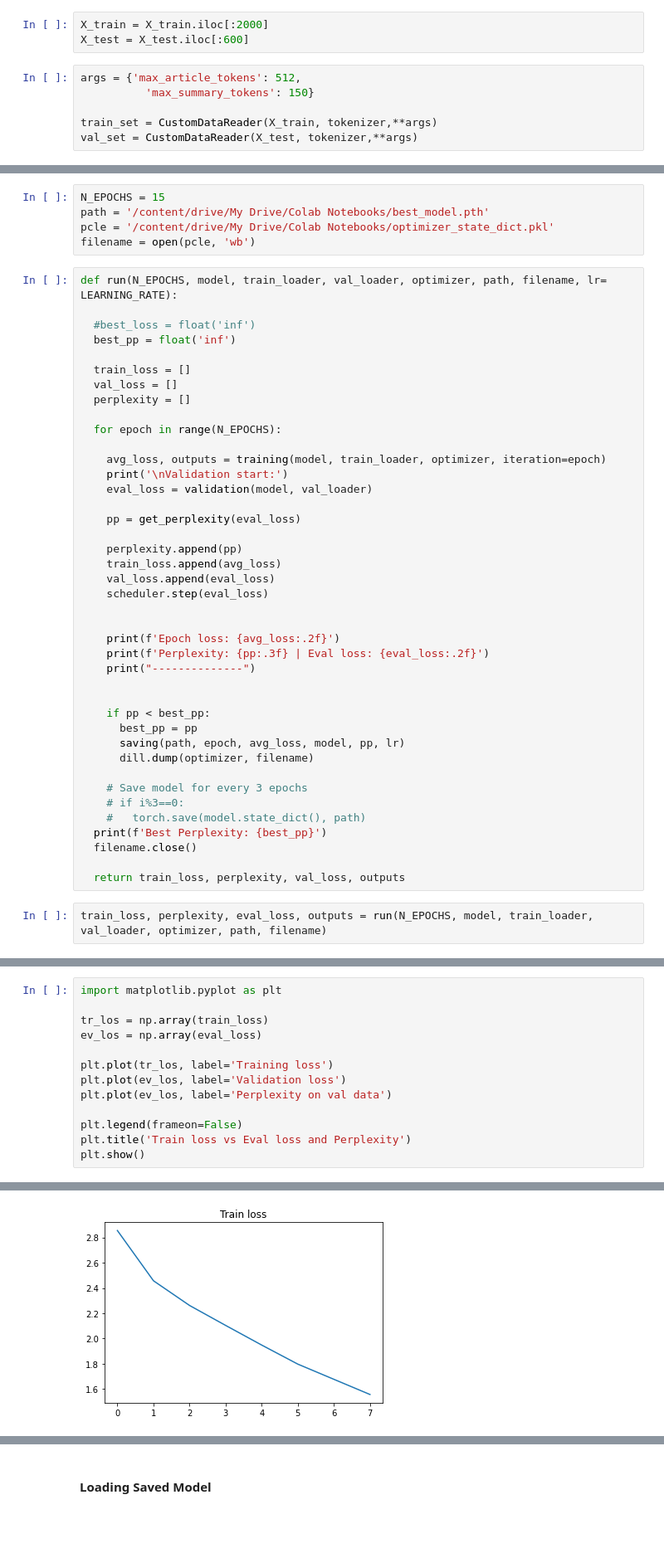
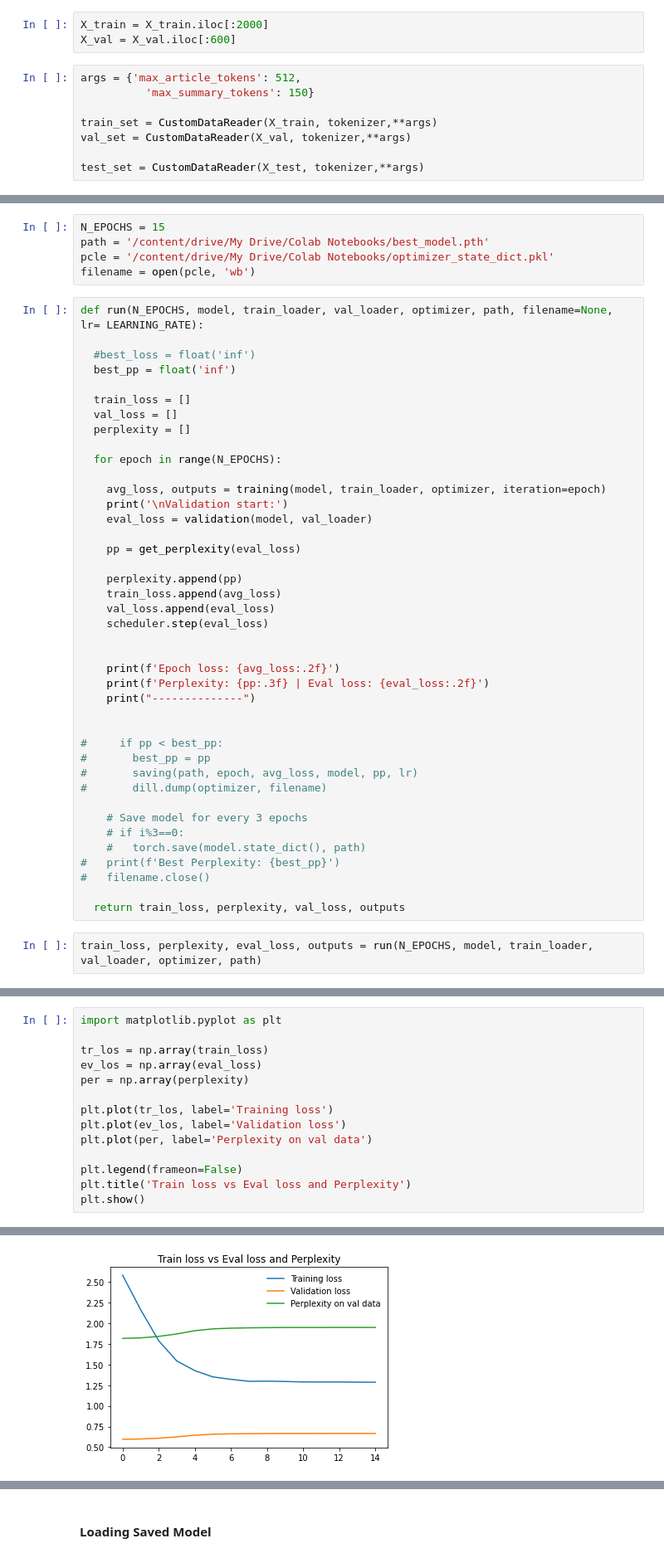
Before and after one commit to jp-ishimwe/Projects, a Jupyter notebook: T5_ftransfer_learning.ipynb, the cells around one changed output, grey strips where cells are left out. Shown at 83% size. Drawn from its saved outputs; the diff is of its cells as text; blank space fills up the shorter version.

```diff
--- a/T5_ftransfer_learning.ipynb
+++ b/T5_ftransfer_learning.ipynb
@@ -535,12 +540,14 @@ X_train.head()
 # %%
 X_train = X_train.iloc[:2000]
-X_test = X_test.iloc[:600]
+X_val = X_val.iloc[:600]
 # %%
 args = {'max_article_tokens': 512,
           'max_summary_tokens': 150}
 
 train_set = CustomDataReader(X_train, tokenizer,**args)
-val_set = CustomDataReader(X_test, tokenizer,**args)
+val_set = CustomDataReader(X_val, tokenizer,**args)
+
+test_set = CustomDataReader(X_test, tokenizer,**args)
 # %%
 BATCH_SIZE = 4
 train_params = {
@@ -563,7 +572,7 @@ path = '/content/drive/My Drive/Colab Notebooks/best_model.pth'
 pcle = '/content/drive/My Drive/Colab Notebooks/optimizer_state_dict.pkl'
 filename = open(pcle, 'wb')
 # %%
-def run(N_EPOCHS, model, train_loader, val_loader, optimizer, path, filename, lr= LEARNING_RATE):
+def run(N_EPOCHS, model, train_loader, val_loader, optimizer, path, filename=None, lr= LEARNING_RATE):
 
   #best_loss = float('inf')
   best_pp = float('inf')
@@ -591,19 +600,19 @@ def run(N_EPOCHS, model, train_loader, val_loader, optimizer, path, filename, lr
     print("--------------")
 
 
-    if pp < best_pp:
-      best_pp = pp
-      saving(path, epoch, avg_loss, model, pp, lr)
-      dill.dump(optimizer, filename)
+#     if pp < best_pp:
+#       best_pp = pp
+#       saving(path, epoch, avg_loss, model, pp, lr)
+#       dill.dump(optimizer, filename)
 
     # Save model for every 3 epochs
     # if i%3==0:
     #   torch.save(model.state_dict(), path)
-  print(f'Best Perplexity: {best_pp}')
-  filename.close()
+#   print(f'Best Perplexity: {best_pp}')
+#   filename.close()
 
   return train_loss, perplexity, val_loss, outputs
 # %%
-train_loss, perplexity, eval_loss, outputs = run(N_EPOCHS, model, train_loader, val_loader, optimizer, path, filename)
+train_loss, perplexity, eval_loss, outputs = run(N_EPOCHS, model, train_loader, val_loader, optimizer, path)
 # %% [output]
 Start training for epoch: 0
@@ -628,10 +637,11 @@ import matplotlib.pyplot as plt
 
 tr_los = np.array(train_loss)
 ev_los = np.array(eval_loss)
+per = np.array(perplexity)
 
 plt.plot(tr_los, label='Training loss')
 plt.plot(ev_los, label='Validation loss')
-plt.plot(ev_los, label='Perplexity on val data')
+plt.plot(per, label='Perplexity on val data')
 
 plt.legend(frameon=False)
 plt.title('Train loss vs Eval loss and Perplexity')
@@ -641,4 +650,4 @@ Text(0.5, 1.0, 'Train loss')
-[figure, old version]
+[figure, new version]
 # %%
 def generator(model, dataset_loader):
 
```
Also changed, not shown: parts of 25 cells of this notebook.
